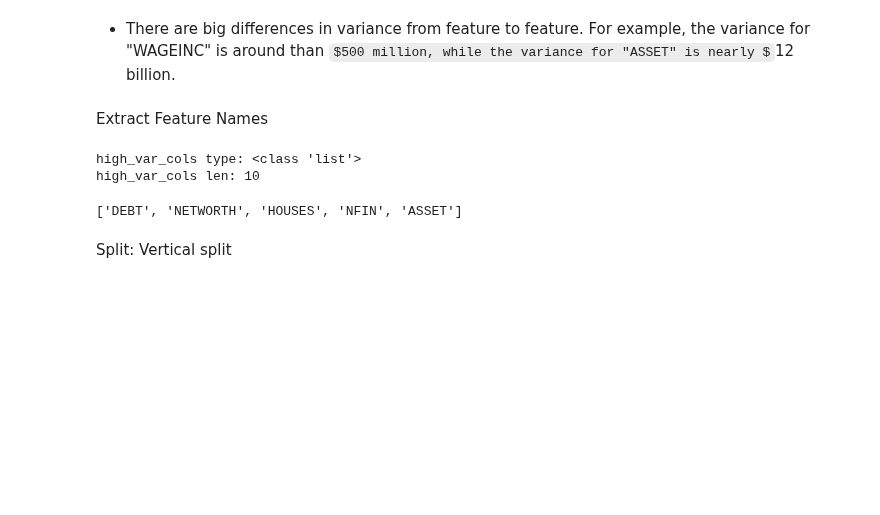
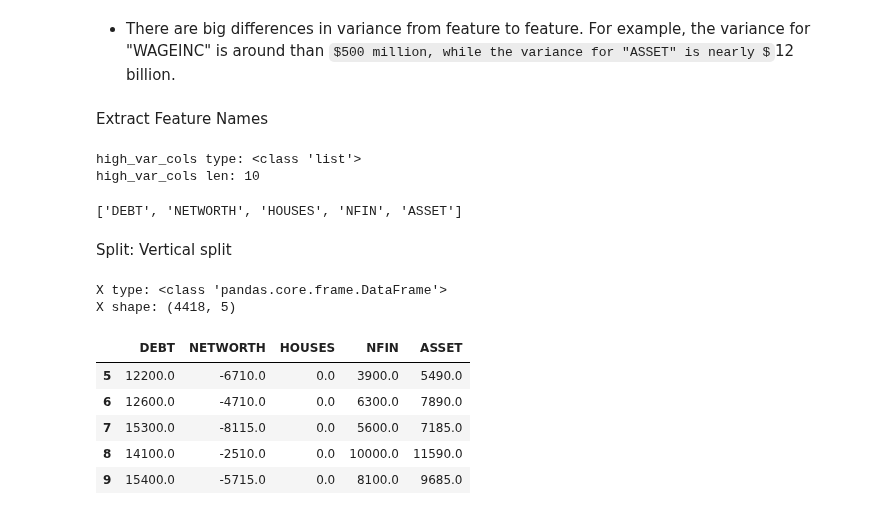
Before and after one commit to micahondiwa/applied-data-science, a Jupyter notebook: 0x05-customer_segmentation_in_us/2-clustering_multiple_features.ipynb, the cells around one changed output. Saved outputs shown, nothing was run; the diff lists cells and outputs as text; code cells hidden in the pictures; some formulas as TeX source; blank space fills up the shorter version.

```diff
--- a/0x05-customer_segmentation_in_us/2-clustering_multiple_features.ipynb
+++ b/0x05-customer_segmentation_in_us/2-clustering_multiple_features.ipynb
@@ -164,3 +164,18 @@ high_var_cols len: 10
 ['DEBT', 'NETWORTH', 'HOUSES', 'NFIN', 'ASSET']
 # %% [markdown]
 Split: Vertical split
+# %%
+X = df[high_var_cols]
+
+print("X type:", type(X))
+print("X shape:", X.shape)
+X.head()
+# %% [output]
+X type: <class 'pandas.core.frame.DataFrame'>
+X shape: (4418, 5)
+|  | DEBT | NETWORTH | HOUSES | NFIN | ASSET |
+| 5 | 12200.0 | -6710.0 | 0.0 | 3900.0 | 5490.0 |
+| 6 | 12600.0 | -4710.0 | 0.0 | 6300.0 | 7890.0 |
+| 7 | 15300.0 | -8115.0 | 0.0 | 5600.0 | 7185.0 |
+| 8 | 14100.0 | -2510.0 | 0.0 | 10000.0 | 11590.0 |
+| 9 | 15400.0 | -5715.0 | 0.0 | 8100.0 | 9685.0 |
```
